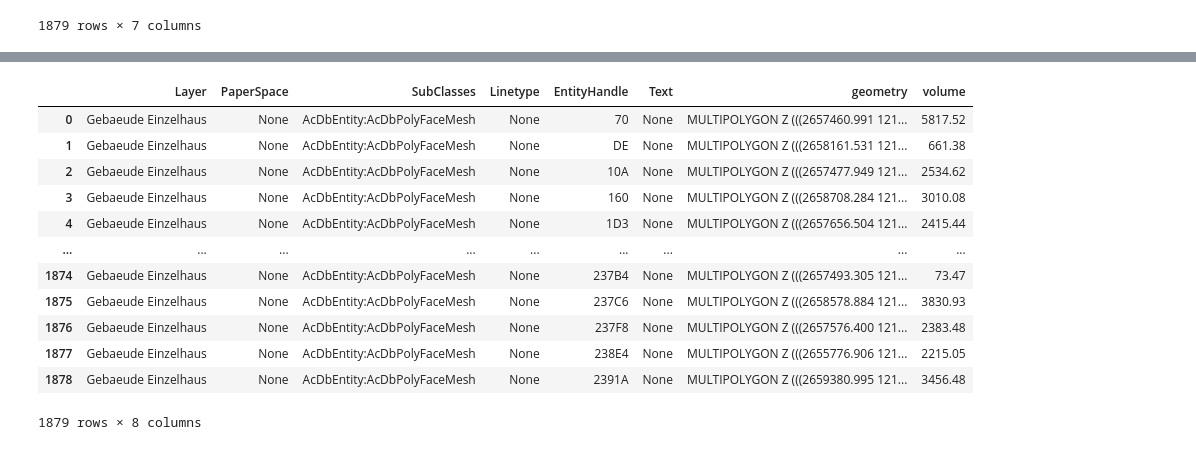
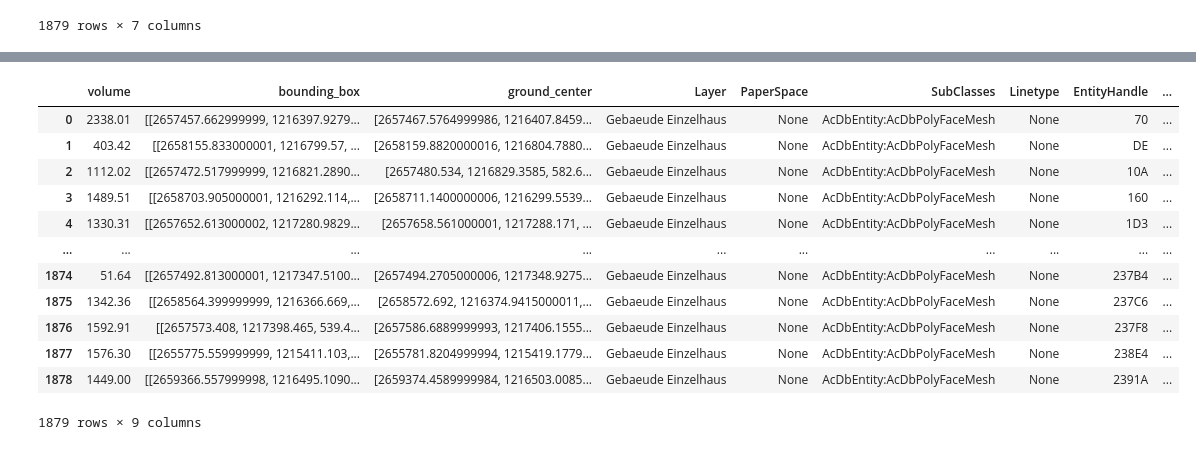
Before and after one commit to axpogroup/edh2022_hack, a Jupyter notebook: test_dxf/geoPandas_compute.ipynb, the cells around one changed output, grey strips where cells are left out. Saved outputs shown, nothing was run; the diff lists cells and outputs as text; code cells hidden in the pictures.

Commit message:
Add volume computation on dfx with convex hull

```diff
--- a/test_dxf/geoPandas_compute.ipynb
+++ b/test_dxf/geoPandas_compute.ipynb
@@ -47,17 +24,48 @@ See the caveats in the documentation: https://pandas.pydata.org/pandas-docs/stab
-# %%
-gdf["volume"] = gdf.apply(computeVolume, axis=1)
-gdf
-# %% [output]
-|  | Layer | PaperSpace | SubClasses | Linetype | EntityHandle | Text | geometry | volume |
-| 0 | Gebaeude Einzelhaus | None | AcDbEntity:AcDbPolyFaceMesh | None | 70 | None | MULTIPOLYGON Z (((2657460.991 121... | 5817.52 |
-| 1 | Gebaeude Einzelhaus | None | AcDbEntity:AcDbPolyFaceMesh | None | DE | None | MULTIPOLYGON Z (((2658161.531 121... | 661.38 |
-| 2 | Gebaeude Einzelhaus | None | AcDbEntity:AcDbPolyFaceMesh | None | 10A | None | MULTIPOLYGON Z (((2657477.949 121... | 2534.62 |
-| 3 | Gebaeude Einzelhaus | None | AcDbEntity:AcDbPolyFaceMesh | None | 160 | None | MULTIPOLYGON Z (((2658708.284 121... | 3010.08 |
-| 4 | Gebaeude Einzelhaus | None | AcDbEntity:AcDbPolyFaceMesh | None | 1D3 | None | MULTIPOLYGON Z (((2657656.504 121... | 2415.44 |
-| ... | ... | ... | ... | ... | ... | ... | ... | ... |
-| 1874 | Gebaeude Einzelhaus | None | AcDbEntity:AcDbPolyFaceMesh | None | 237B4 | None | MULTIPOLYGON Z (((2657493.305 121... | 73.47 |
-| 1875 | Gebaeude Einzelhaus | None | AcDbEntity:AcDbPolyFaceMesh | None | 237C6 | None | MULTIPOLYGON Z (((2658578.884 121... | 3830.93 |
-| 1876 | Gebaeude Einzelhaus | None | AcDbEntity:AcDbPolyFaceMesh | None | 237F8 | None | MULTIPOLYGON Z (((2657576.400 121... | 2383.48 |
-| 1877 | Gebaeude Einzelhaus | None | AcDbEntity:AcDbPolyFaceMesh | None | 238E4 | None | MULTIPOLYGON Z (((2655776.906 121... | 2215.05 |
-| 1878 | Gebaeude Einzelhaus | None | AcDbEntity:AcDbPolyFaceMesh | None | 2391A | None | MULTIPOLYGON Z (((2659380.995 121... | 3456.48 |
-1879 rows × 8 columns
+# %%
+def getPoints(gdf):
+    geom = gdf["geometry"]
+    return [v for g in geom for v in g.exterior.coords]
+
+def computeVolumeHull(gdf):
+    hull = ConvexHull(gdf["points"])
+    return hull.volume
+
+def getGround(gdf):
+    return min([v[2] for v in gdf["points"]])
+
+def getBoundingBox(gdf):
+    geom = gdf["geometry"]
+    xmin = geom.bounds[0]
+    ymin = geom.bounds[1]
+    xmax = geom.bounds[2]
+    ymax = geom.bounds[3]
+    zs = [v[2] for v in gdf["points"]]
+    return [[xmin, ymin, min(zs)], [xmax, ymax, max(zs)]]
+
+def getGroundCenter(gdf):
+    bb = gdf["bounding_box"]
+    return [(bb[1][0]+bb[0][0])*1/2, (bb[1][1]+bb[0][1])*1/2, gdf["z_ground"]]
+# %%
+gdf["points"] = gdf.apply(getPoints, axis=1)
+gdf["volume"] = gdf.apply(computeVolumeHull, axis=1)
+gdf["z_ground"] = gdf.apply(getGround, axis=1)
+gdf["bounding_box"] = gdf.apply(getBoundingBox, axis=1)
+gdf["ground_center"] = gdf.apply(getGroundCenter, axis=1)
+# %%
+cleaned_df = gdf.loc[:,["volume", "bounding_box", "ground_center", "Layer", "EntityHandle"]]
+cleaned_df.to_csv("volume_and_locations.csv")
+cleaned_df
+# %% [output]
+|  | volume | bounding_box | ground_center | Layer | PaperSpace | SubClasses | Linetype | EntityHandle | ... |
+| 0 | 2338.01 | [[2657457.662999999, 1216397.9279... | [2657467.5764999986, 1216407.8459... | Gebaeude Einzelhaus | None | AcDbEntity:AcDbPolyFaceMesh | None | 70 | ... |
+| 1 | 403.42 | [[2658155.833000001, 1216799.57, ... | [2658159.8820000016, 1216804.7880... | Gebaeude Einzelhaus | None | AcDbEntity:AcDbPolyFaceMesh | None | DE | ... |
+| 2 | 1112.02 | [[2657472.517999999, 1216821.2890... | [2657480.534, 1216829.3585, 582.6... | Gebaeude Einzelhaus | None | AcDbEntity:AcDbPolyFaceMesh | None | 10A | ... |
+| 3 | 1489.51 | [[2658703.905000001, 1216292.114,... | [2658711.1400000006, 1216299.5539... | Gebaeude Einzelhaus | None | AcDbEntity:AcDbPolyFaceMesh | None | 160 | ... |
+| 4 | 1330.31 | [[2657652.613000002, 1217280.9829... | [2657658.561000001, 1217288.171, ... | Gebaeude Einzelhaus | None | AcDbEntity:AcDbPolyFaceMesh | None | 1D3 | ... |
+| ... | ... | ... | ... | ... | ... | ... | ... | ... | ... |
+| 1874 | 51.64 | [[2657492.813000001, 1217347.5100... | [2657494.2705000006, 1217348.9275... | Gebaeude Einzelhaus | None | AcDbEntity:AcDbPolyFaceMesh | None | 237B4 | ... |
+| 1875 | 1342.36 | [[2658564.399999999, 1216366.669,... | [2658572.692, 1216374.9415000011,... | Gebaeude Einzelhaus | None | AcDbEntity:AcDbPolyFaceMesh | None | 237C6 | ... |
+| 1876 | 1592.91 | [[2657573.408, 1217398.465, 539.4... | [2657586.6889999993, 1217406.1555... | Gebaeude Einzelhaus | None | AcDbEntity:AcDbPolyFaceMesh | None | 237F8 | ... |
+| 1877 | 1576.30 | [[2655775.559999999, 1215411.103,... | [2655781.8204999994, 1215419.1779... | Gebaeude Einzelhaus | None | AcDbEntity:AcDbPolyFaceMesh | None | 238E4 | ... |
+| 1878 | 1449.00 | [[2659366.557999998, 1216495.1090... | [2659374.4589999984, 1216503.0085... | Gebaeude Einzelhaus | None | AcDbEntity:AcDbPolyFaceMesh | None | 2391A | ... |
+1879 rows × 9 columns
```
Also changed, not shown: parts of 3 cells of this notebook, 1 other file.
